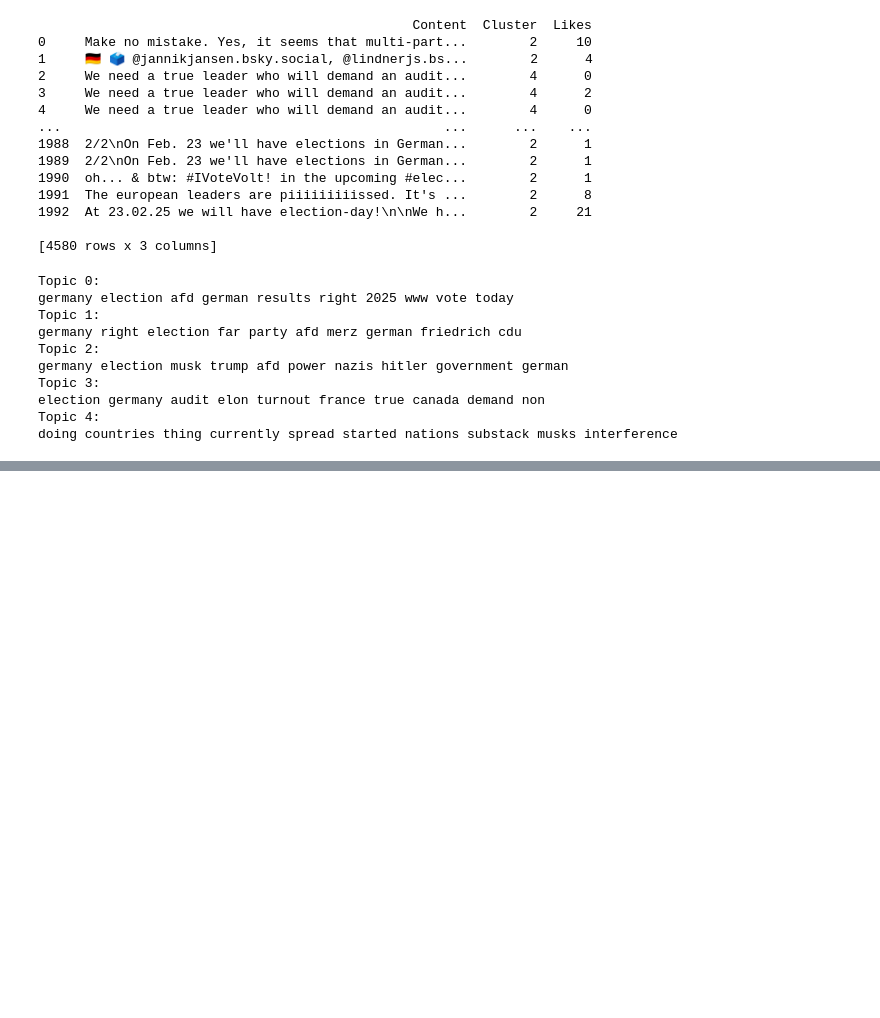
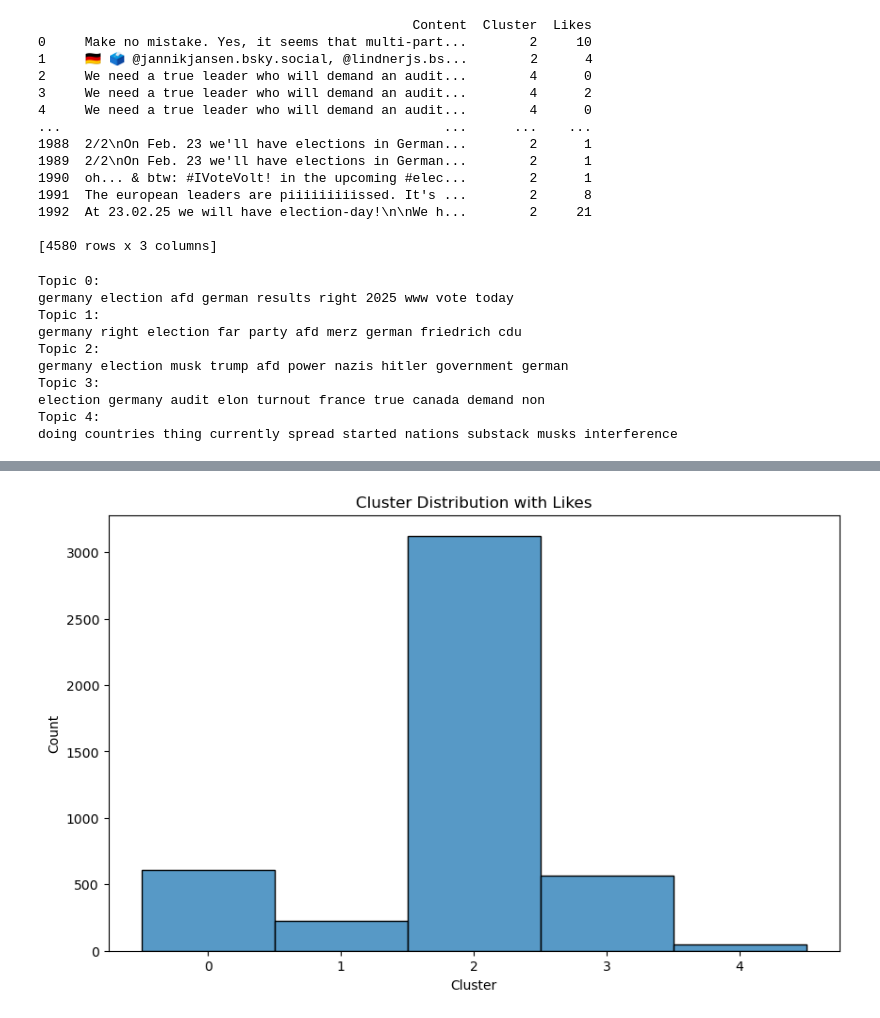
Before and after one commit to tonykelly00/social-media-election_project, a Jupyter notebook: notebooks/BlueSky.ipynb, the cells around one changed output, grey strips where cells are left out. Cells and saved outputs as stored; diff of their text form; code cells hidden in the pictures; blank space fills up the shorter version.

```diff
--- a/notebooks/BlueSky.ipynb
+++ b/notebooks/BlueSky.ipynb
@@ -296,0 +367,23 @@ plt.show()
+# %%
+import pandas as pd
+import seaborn as sns
+import matplotlib.pyplot as plt
+
+# Assuming you have your DataFrame 'df'
+# Calculate the counts for each cluster and sort them in descending order
+cluster_counts = df['Cluster'].value_counts().sort_values(ascending=False)
+sorted_clusters = cluster_counts.index
+
+# Map the 'Cluster' column to the sorted order using CategoricalDtype
+df['Cluster'] = pd.Categorical(df['Cluster'], categories=sorted_clusters, ordered=True)
+
+# Create a new DataFrame with the sorted clusters
+df_sorted = df.sort_values(by='Cluster')
+
+# Create the plot
+fig, ax = plt.subplots(1, 1, figsize=(10, 6))
+sns.histplot(df_sorted, x='Cluster', ax=ax)
+ax.set_title('Cluster Distribution with Likes')
+plt.show()
+# %% [output]
+[figure, added]
```
Also changed, not shown: parts of 15 cells of this notebook.
